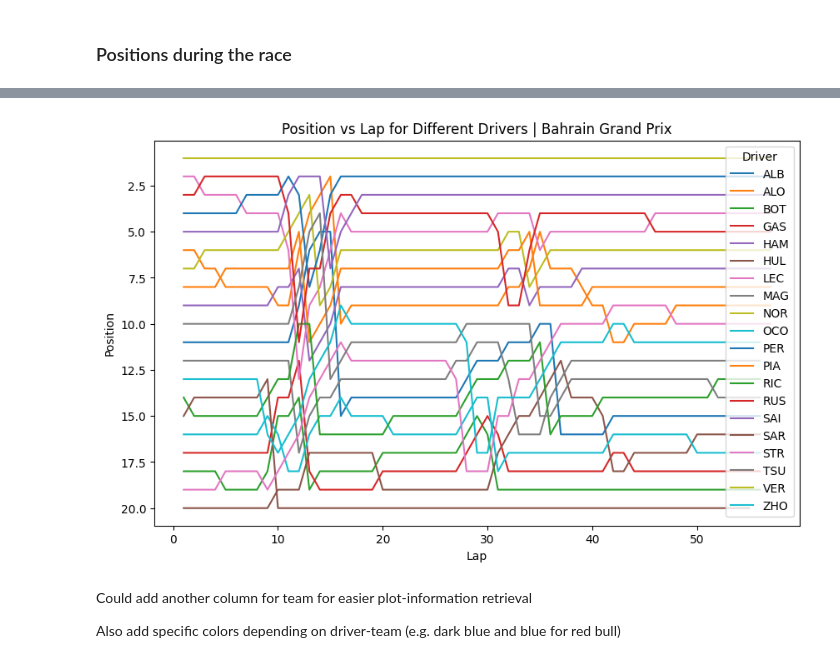
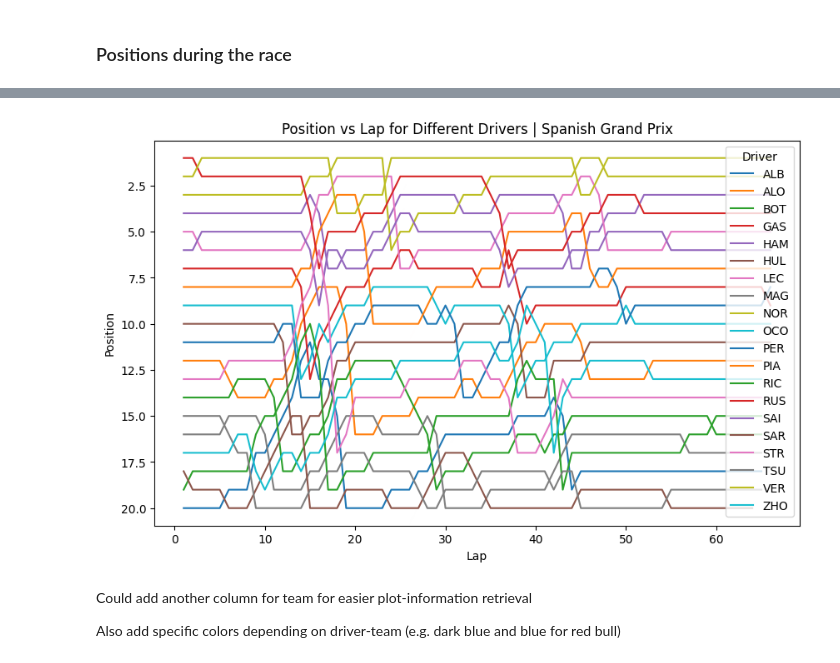
Before and after one commit to mihalisag/data-podium, a Jupyter notebook: positions.ipynb, the cells around one changed output, grey strips where cells are left out. Drawn from its saved outputs; the diff is of its cells as text; code cells hidden in the pictures.

```diff
--- a/positions.ipynb
+++ b/positions.ipynb
@@ -80,21 +61,7 @@ pos_df = pos_df[pos_df['EventName'] == event]
-# %%
-# import matplotlib.pyplot as plt
-
-# Create a matplotlib figure
-fig, ax = plt.subplots(figsize=(10, 6))
-
-# Group by 'Driver' and plot each driver's data
-for driver, data in pos_df.groupby('Driver'):
-    ax.plot(data['LapNumber'], data['Position'], label=driver)
-
-# Adding labels and legend
-ax.set_xlabel('Lap')
-ax.set_ylabel('Position')
-ax.set_title(f'Position vs Lap for Different Drivers | {event}')
-ax.legend(title='Driver')
-ax.invert_yaxis()  # Optional: Reverse y-axis so 1st position is at the top
-# %% [output]
-[figure, removed]
+# %%
+fig = get_positions_during_race('Spanish Grand Prix')
+# %% [output]
+[figure, added]
 # %% [markdown]
 Could add another column for team for easier plot-information retrieval
 
```
Also changed, not shown: parts of 7 cells of this notebook, 5 other files.
